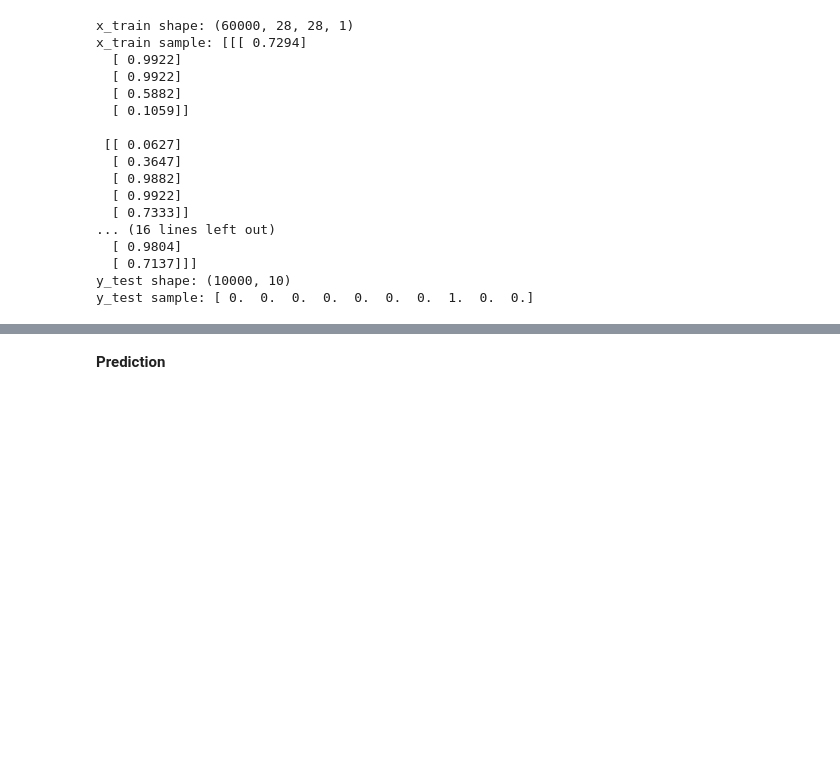
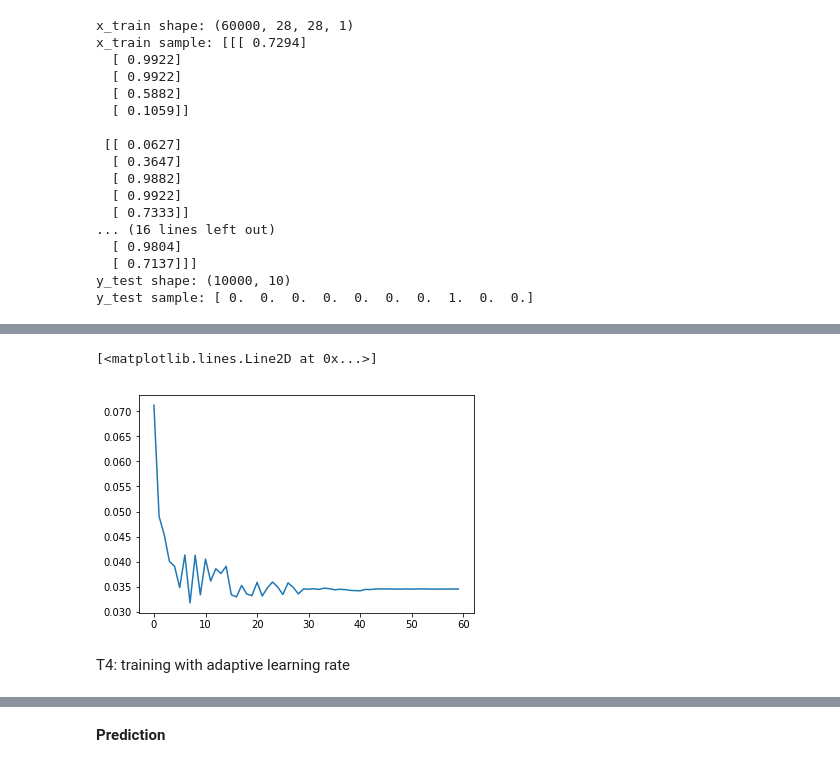
Before and after one commit to nudles/dcsc, a Jupyter notebook: CNN.ipynb, the cells around one changed output, grey strips where cells are left out. Cells and saved outputs as stored; diff of their text form; code cells hidden in the pictures; blank space fills up the shorter version.

```diff
--- a/CNN.ipynb
+++ b/CNN.ipynb
@@ -308,0 +346,23 @@ Test accuracy: 0.9768
+# %%
+model = MnistCNN().model
+model.compile(loss=keras.losses.categorical_crossentropy,
+              optimizer=keras.optimizers.SGD(0.1, 0.9),
+              metrics=['accuracy'])
+def lr(e):
+    return 0.1 * pow(0.1, e // 15)
+
+
+t3 = model.fit(x_train, y_train,
+          batch_size=batch_size,
+          epochs=nb_epoch,
+          verbose=0,
+          callbacks=[keras.callbacks.LearningRateScheduler(lr)],
+          validation_data=(x_test, y_test))
+# model.save_weights('ckpt/mnist_cnn.h5')
+# %%
+plt.plot(t3.epoch, t3.history['val_loss'])
+# %% [output]
+[<matplotlib.lines.Line2D at 0x...>]
+[figure, added]
+# %% [markdown]
+T4: training with adaptive learning rate
```
Also changed, not shown: parts of 45 cells of this notebook, 3 other files.
